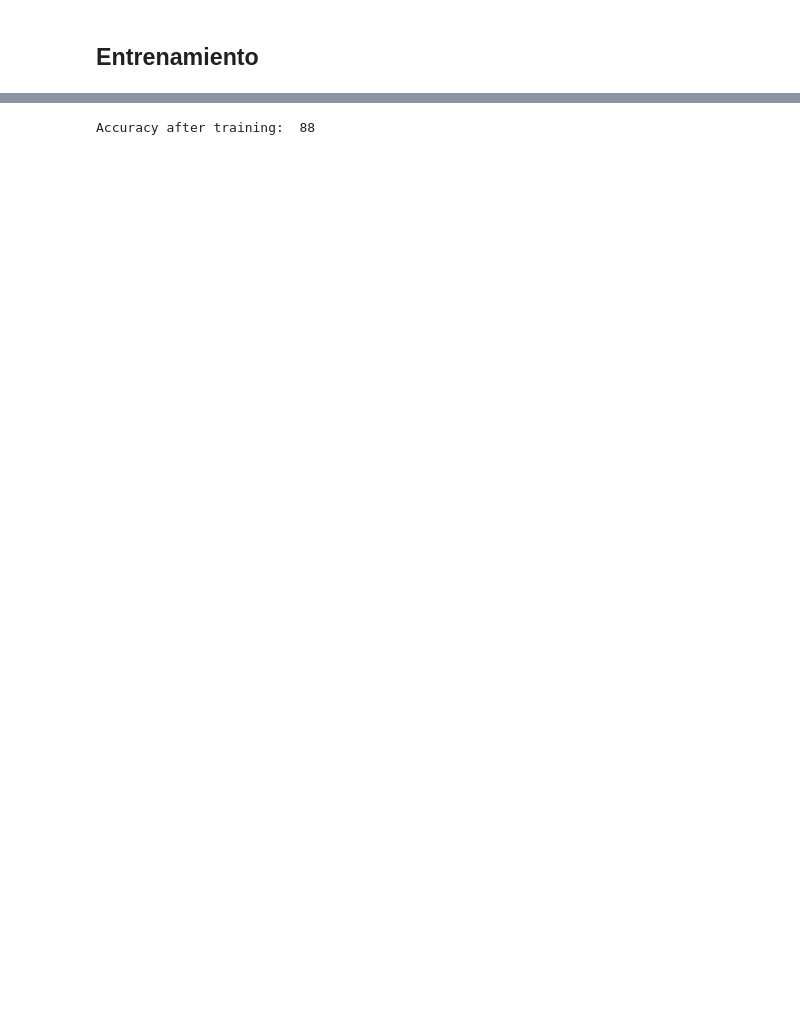
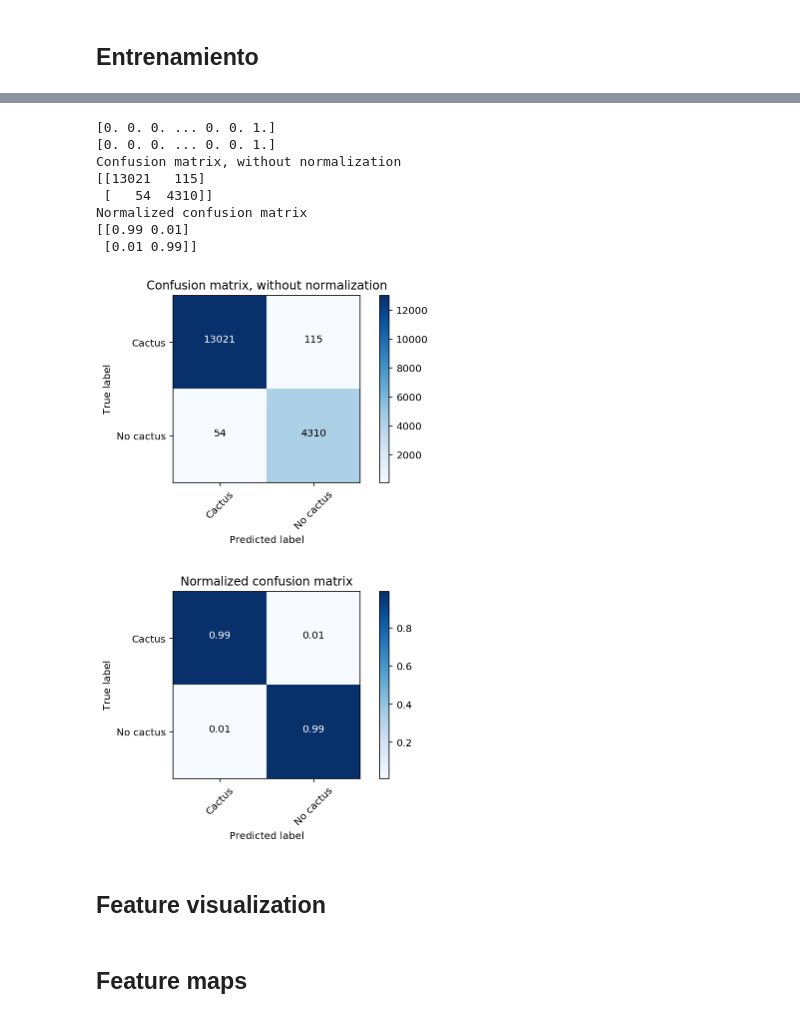
Before and after one commit to irvingvasquez/cactus, a Jupyter notebook: reconocimiento_cactus.ipynb, the cells around one changed output, grey strips where cells are left out. Cells and saved outputs as stored; diff of their text form; code cells hidden in the pictures; blank space fills up the shorter version.

```diff
--- a/reconocimiento_cactus.ipynb
+++ b/reconocimiento_cactus.ipynb
@@ -259,33 +359,0 @@ for idx in np.arange(display_size):
-# %%
-from torch.autograd import Variable
-
-# Calculate accuracy before training
-correct = 0
-total = 0
-
-# Iterate through test dataset
-# TODO
-for images, labels in testloader:
-
-    # warp input images in a Variable wrapper
-    images = Variable(images)
-
-    # forward pass to get outputs
-    # the outputs are a series of class scores
-    outputs = model(images)
-
-    # get the predicted class from the maximum value in the output-list of class scores
-    _, predicted = torch.max(outputs.data, 1)
-
-    # count up total number of correct labels
-    # for which the predicted and true labels are equal
-    total += labels.size(0)
-    correct += (predicted == labels).sum()
-
-# calculate the accuracy
-accuracy = 100 * correct / total
-
-# print it out!
-print('Accuracy after training: ', accuracy.numpy())
-# %% [output]
-Accuracy after training:  88
@@ -293,0 +456,14 @@ print(accuracy.numpy())
+# %%
+classes = ['Cactus', 'No cactus']
+print_confusion_matrix(model, trainloader, classes)
+# %% [output]
+[0. 0. 0. ... 0. 0. 1.]
+[0. 0. 0. ... 0. 0. 1.]
+Confusion matrix, without normalization
+[[13021   115]
+ [   54  4310]]
+Normalized confusion matrix
+[[0.99 0.01]
+ [0.01 0.99]]
+[figure, added]
+[figure, added]
@@ -293,0 +482,2 @@ print(accuracy.numpy())
+# %% [markdown]
+## Feature visualization
@@ -293,0 +498,2 @@ print(accuracy.numpy())
+# %% [markdown]
+## Feature maps
```
Also changed, not shown: parts of 19 cells of this notebook.
